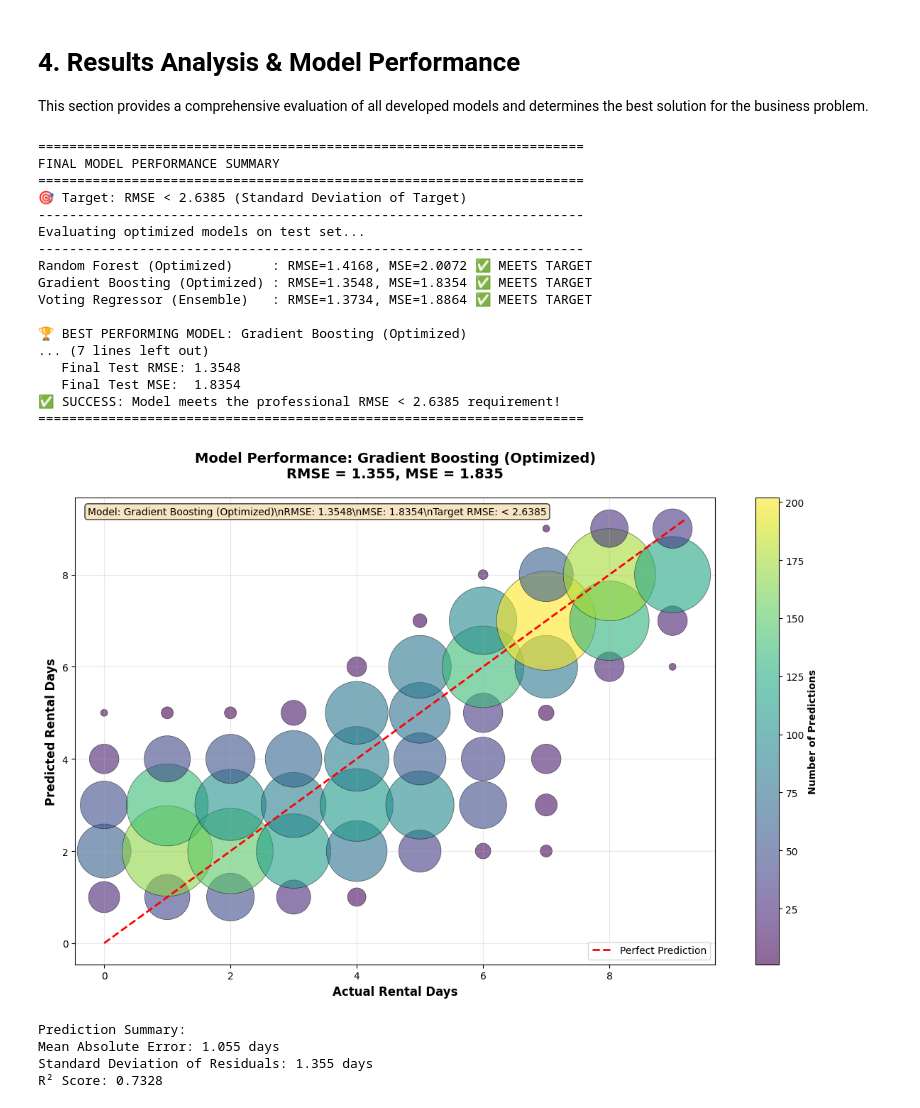
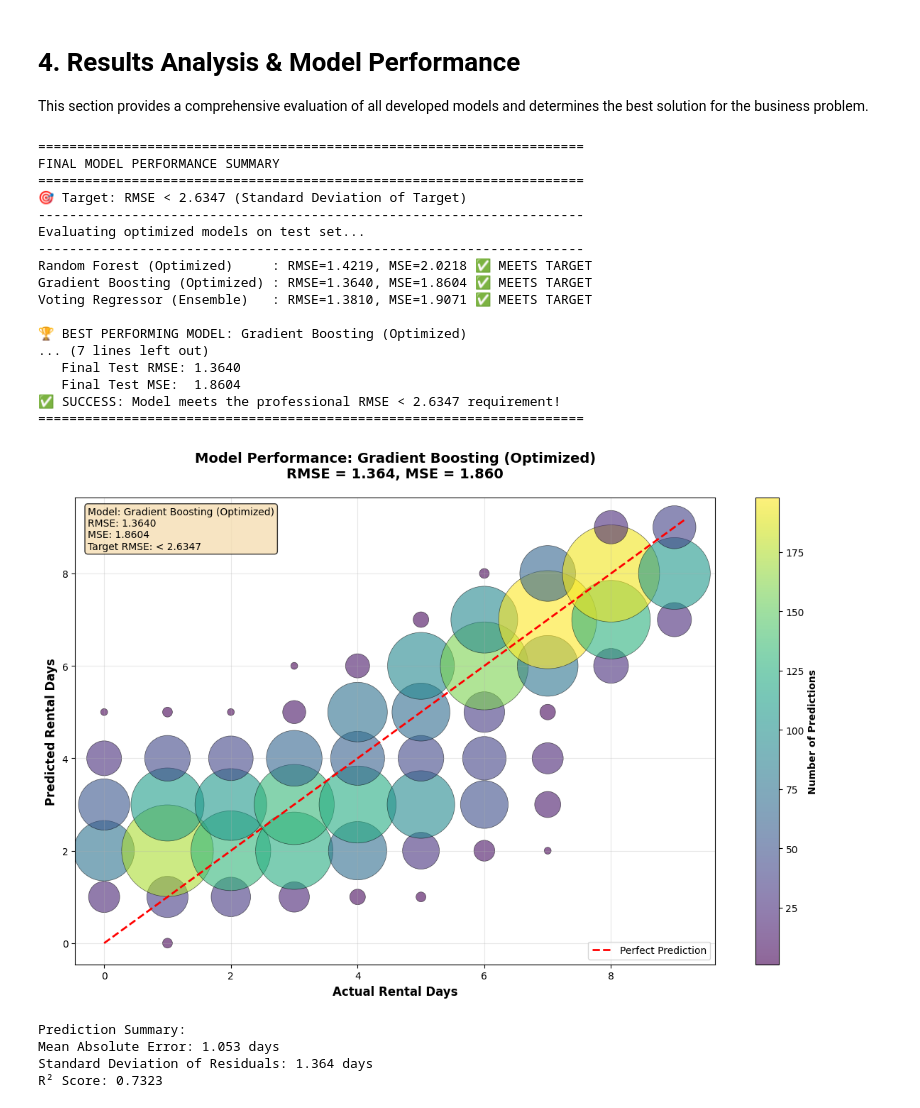
Before and after one commit to Alaeddin-B/Movie-Rental-Durations-Predictor, a Jupyter notebook: notebook.ipynb, the cells around one changed output. Drawn from its saved outputs; the diff is of its cells as text; code cells hidden in the pictures.

Commit message:
fixed a small display bug and set a global random seed for reproducibility.

```diff
--- a/notebook.ipynb
+++ b/notebook.ipynb
@@ -53,8 +53,13 @@ from sklearn.svm import SVR
 from sklearn.neighbors import KNeighborsRegressor
 
 # Configuration
-RANDOM_STATE = 42
+RANDOM_STATE = 2025
 TEST_SIZE = 0.2
+
+# Set global random seed for reproducibility
+import random
+random.seed(RANDOM_STATE)
+np.random.seed(RANDOM_STATE)
 
 # Load dataset
 print("Loading dataset...")
@@ -608,19 +612,19 @@ print("=" * 70)
 ======================================================================
 FINAL MODEL PERFORMANCE SUMMARY
 ======================================================================
-🎯 Target: RMSE < 2.6385 (Standard Deviation of Target)
+🎯 Target: RMSE < 2.6347 (Standard Deviation of Target)
 ----------------------------------------------------------------------
 Evaluating optimized models on test set...
 ----------------------------------------------------------------------
-Random Forest (Optimized)     : RMSE=1.4168, MSE=2.0072 ✅ MEETS TARGET
-Gradient Boosting (Optimized) : RMSE=1.3548, MSE=1.8354 ✅ MEETS TARGET
-Voting Regressor (Ensemble)   : RMSE=1.3734, MSE=1.8864 ✅ MEETS TARGET
+Random Forest (Optimized)     : RMSE=1.4219, MSE=2.0218 ✅ MEETS TARGET
+Gradient Boosting (Optimized) : RMSE=1.3640, MSE=1.8604 ✅ MEETS TARGET
+Voting Regressor (Ensemble)   : RMSE=1.3810, MSE=1.9071 ✅ MEETS TARGET
 
 🏆 BEST PERFORMING MODEL: Gradient Boosting (Optimized)
 ... (7 lines left out)
-   Final Test RMSE: 1.3548
-   Final Test MSE:  1.8354
-✅ SUCCESS: Model meets the professional RMSE < 2.6385 requirement!
+   Final Test RMSE: 1.3640
+   Final Test MSE:  1.8604
+✅ SUCCESS: Model meets the professional RMSE < 2.6347 requirement!
 ======================================================================
 # %%
 """
@@ -664,36 +668,36 @@ plt.plot([min_val, max_val], [min_val, max_val], 'r--', lw=2, label='Perfect Pre
 # Customize the plot
 plt.xlabel('Actual Rental Days', fontsize=12, fontweight='bold')
 plt.ylabel('Predicted Rental Days', fontsize=12, fontweight='bold')
 plt.title(f'Model Performance: {best_model_name}\nRMSE = {best_model_info["rmse"]:.3f}, MSE = {best_model_info["mse"]:.3f}',
           fontsize=14, fontweight='bold', pad=20)
 
 # Add colorbar
 cbar = plt.colorbar(scatter)
 cbar.set_label('Number of Predictions', fontsize=10, fontweight='bold')
 
 # Add legend and grid
 plt.legend(fontsize=10)
 plt.grid(True, alpha=0.3)
 
 # Make the plot look more professional
 plt.tight_layout()
 
 # Add text box with model performance
-textstr = f'Model: {best_model_name}\\nRMSE: {best_model_info["rmse"]:.4f}\\nMSE: {best_model_info["mse"]:.4f}\\nTarget RMSE: < {TARGET_RMSE:.4f}'
+textstr = f'Model: {best_model_name}\nRMSE: {best_model_info["rmse"]:.4f}\nMSE: {best_model_info["mse"]:.4f}\nTarget RMSE: < {TARGET_RMSE:.4f}'
 props = dict(boxstyle='round', facecolor='wheat', alpha=0.8)
 plt.text(0.02, 0.98, textstr, transform=plt.gca().transAxes, fontsize=10,
          verticalalignment='top', bbox=props)
 
 plt.show()
 
 # Print summary statistics
 print("\nPrediction Summary:")
 print(f"Mean Absolute Error: {np.mean(np.abs(y_test - y_pred_best)):.3f} days")
 print(f"Standard Deviation of Residuals: {np.std(y_test - y_pred_best):.3f} days")
 print(f"R² Score: {best_model.score(X_test, y_test):.4f}")
 # %% [output]
-[figure, old version]
+[figure, new version]
 Prediction Summary:
-Mean Absolute Error: 1.055 days
-Standard Deviation of Residuals: 1.355 days
-R² Score: 0.7328
+Mean Absolute Error: 1.053 days
+Standard Deviation of Residuals: 1.364 days
+R² Score: 0.7323
```
Also changed, not shown: parts of 6 cells of this notebook.
